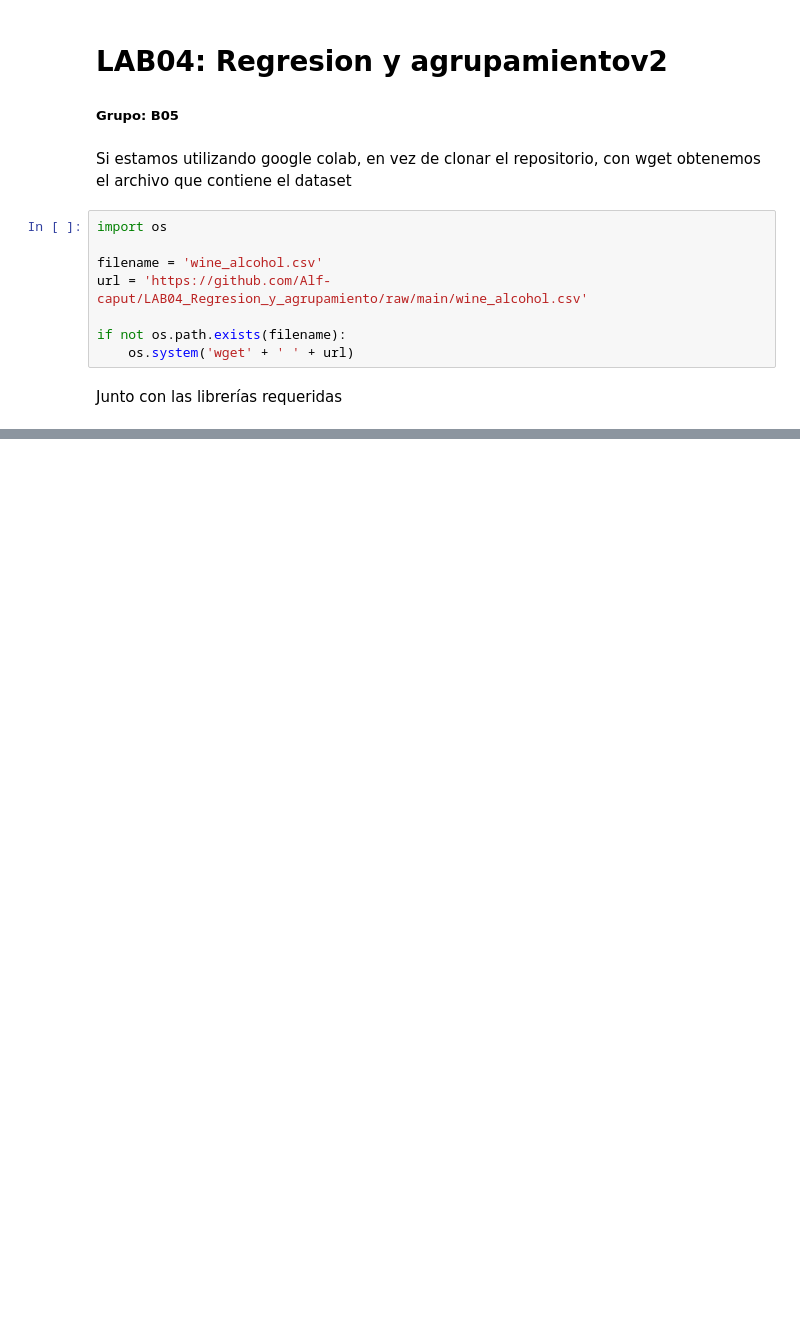
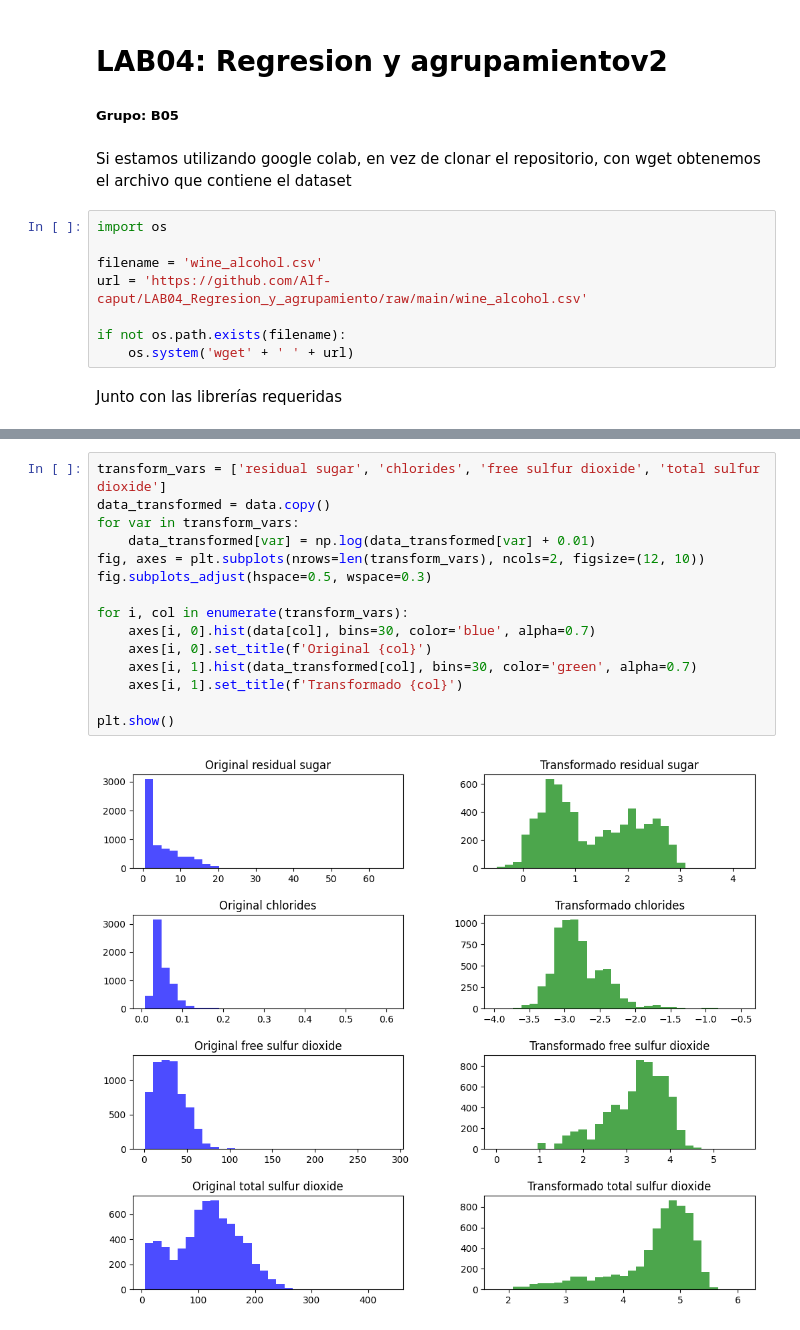
Before and after one commit to Alf-caput/LAB04_Regresion_y_agrupamiento, a Jupyter notebook: LAB04 Regresion_y_agrupamientov2.ipynb, the cells around one changed output, grey strips where cells are left out. Drawn from its saved outputs; the diff is of its cells as text; blank space fills up the shorter version.

```diff
--- a/LAB04 Regresion_y_agrupamientov2.ipynb
+++ b/LAB04 Regresion_y_agrupamientov2.ipynb
@@ -27,0 +142,17 @@ os.system('pip install -r requirements.txt')
+# %%
+transform_vars = ['residual sugar', 'chlorides', 'free sulfur dioxide', 'total sulfur dioxide']
+data_transformed = data.copy()
+for var in transform_vars:
+    data_transformed[var] = np.log(data_transformed[var] + 0.01)
+fig, axes = plt.subplots(nrows=len(transform_vars), ncols=2, figsize=(12, 10))
+fig.subplots_adjust(hspace=0.5, wspace=0.3)
+
+for i, col in enumerate(transform_vars):
+    axes[i, 0].hist(data[col], bins=30, color='blue', alpha=0.7)
+    axes[i, 0].set_title(f'Original {col}')
+    axes[i, 1].hist(data_transformed[col], bins=30, color='green', alpha=0.7)
+    axes[i, 1].set_title(f'Transformado {col}')
+
+plt.show()
+# %% [output]
+[figure, added]
```
Also changed, not shown: parts of 18 cells of this notebook, 1 other file.
